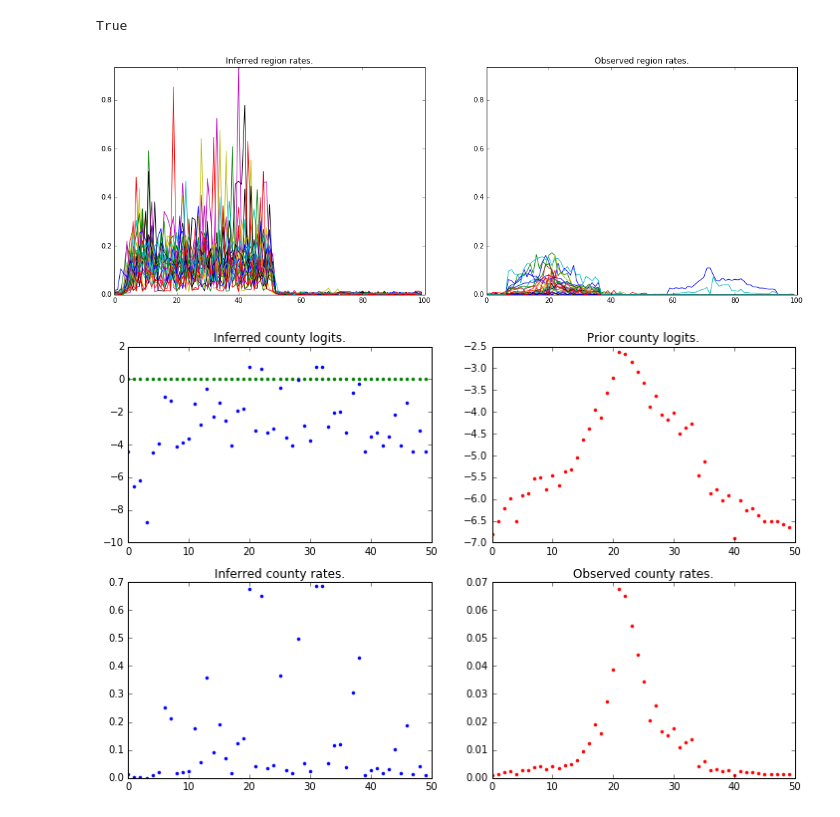
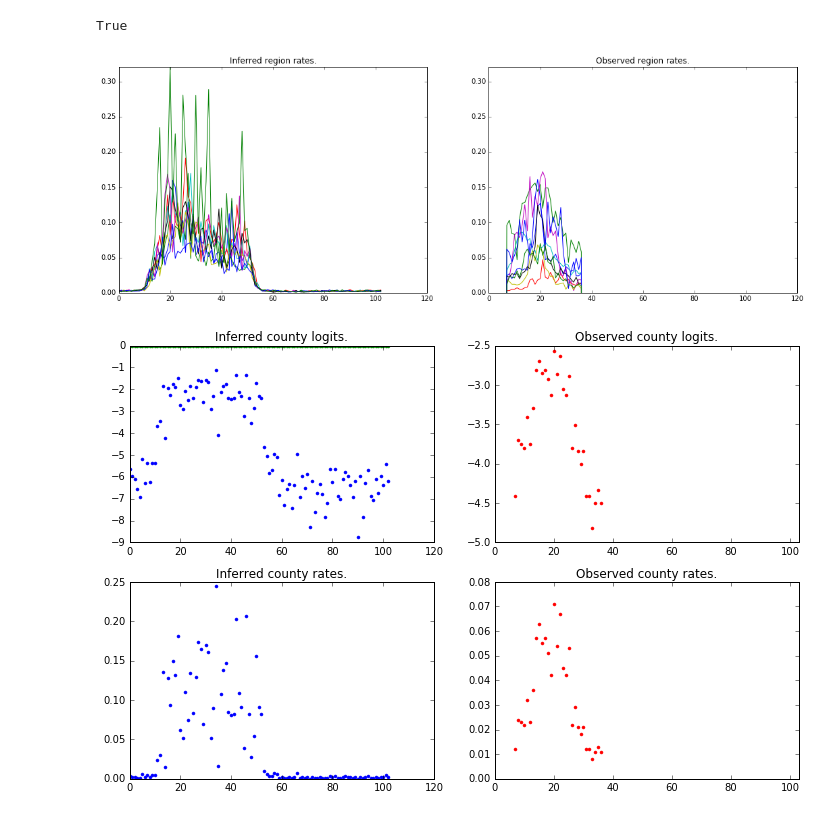
Before and after one commit to tonyduan/ppaml-cp7-blog, a Jupyter notebook: postprocessing.ipynb, the cells around one changed output. Drawn from its saved outputs; the diff is of its cells as text; code cells hidden in the pictures.

```diff
--- a/postprocessing.ipynb
+++ b/postprocessing.ipynb
@@ -20,7 +20,7 @@ if not is_kernel():
         sys.exit()
     INPUT_SIZE = sys.argv[1]
 else:
-    INPUT_SIZE = "Middle"
+    INPUT_SIZE = "Small"
 # %% [markdown]
 **Load previously saved data.**
 # %%
@@ -167,7 +167,7 @@ plt.ylim([0, np.max(history)])
 plt.title("Observed region rates.")
 plt.savefig("out/%s/region_rates.png" % INPUT_SIZE)
 # %% [output]
-[figure, old version]
+[figure, new version]
 # %%
 ind = np.random.randint(0, len(index_to_county))
 # %%
@@ -175,18 +175,20 @@ priors = np.loadtxt("data_processed/priors.txt")
 # %%
 plt.figure(figsize=(12,12))
 plt.subplot(3,2,1)
 plt.plot(corr_matrix[ind,:], '.g')
 plt.plot(logit(np.array(county_level_history)[ind,:]), '.b')
 plt.title("Inferred county logits.")
 plt.subplot(3,2,2)
 plt.plot(priors[ind,:], '.r')
-plt.title("Prior county logits.")
+plt.xlim([0, 103])
+plt.title("Observed county logits.")
 plt.subplot(3,2,3)
 plt.plot(np.array(county_level_history)[ind,:], '.b')
 plt.title("Inferred county rates.")
 plt.subplot(3,2,4)
 plt.plot(sigmoid(priors[ind,:]), '.r')
+plt.xlim([0, 103])
 plt.title("Observed county rates.")
 plt.savefig("out/%s/county_rates.png" % INPUT_SIZE)
 # %% [output]
-[figure, old version]
+[figure, new version]
```
Also changed, not shown: parts of 5 cells of this notebook, 23 other files.
